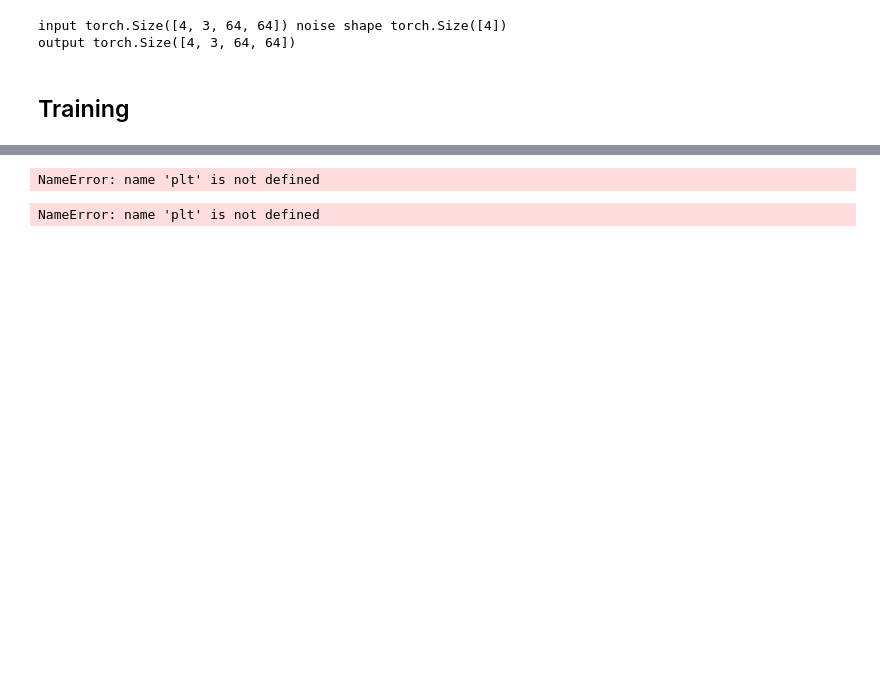
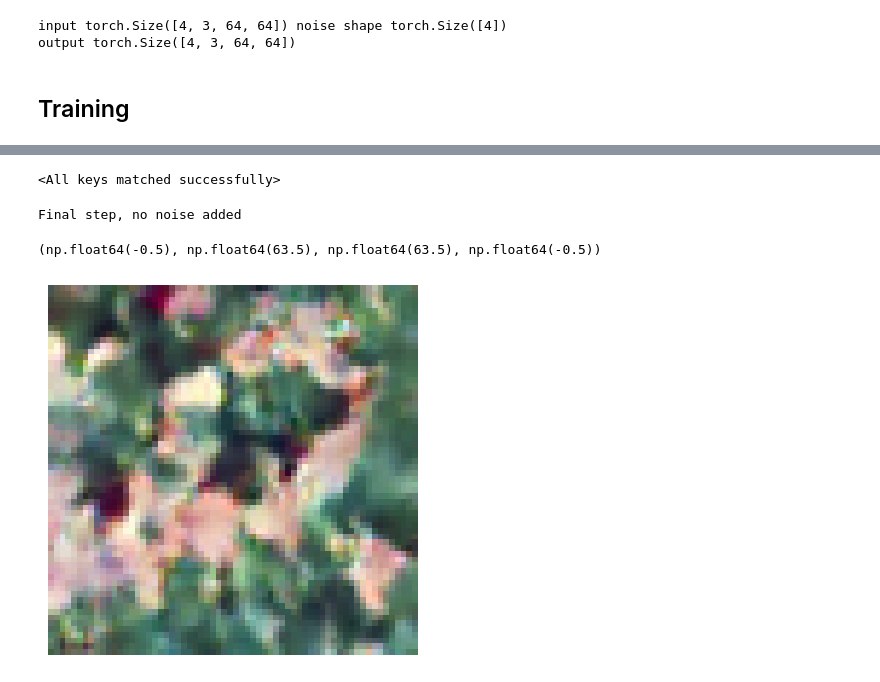
Before and after one commit to Johnxjp/diffusion, a Jupyter notebook: notebooks/flowers_diffusion.ipynb, the cells around one changed output, grey strips where cells are left out. Saved outputs shown, nothing was run; the diff lists cells and outputs as text; code cells hidden in the pictures; blank space fills up the shorter version.

```diff
--- a/notebooks/flowers_diffusion.ipynb
+++ b/notebooks/flowers_diffusion.ipynb
@@ -421,9 +171,9 @@ output torch.Size([4, 3, 64, 64])
 # %% [markdown]
 ## Training
 # %%
-epochs = 10
+epochs = 5
 batch_size = 4
-diffusion_model = model = DiffusionUNet(
+model = DiffusionUNet(
     in_channels=3,
     out_channels=3,
     base_channels=32,
@@ -435,10 +185,11 @@ diffusion_model = model = DiffusionUNet(
     resample_with_conv=True,
     time_emb_dim=128,
 )
-optimizer = torch.optim.AdamW(diffusion_model.parameters(), lr=0.001, weight_decay=1e-4)
+optimizer = torch.optim.AdamW(model.parameters(), lr=0.0001, weight_decay=1e-4)
 min_rate = 0.02
 max_rate = 0.95
 timesteps = 1000
-alpha_bars = offset_cosine_diffusion_schedule(min_rate, max_rate, np.arange(timesteps))
+diffusion_times = np.linspace(0, 1, timesteps)
+alpha_bars = diffusion_schedulers.cosine(diffusion_times, offset=0.008)
 signal_rates = torch.tensor(np.sqrt(alpha_bars), dtype=torch.float)
 noise_rates = torch.tensor(np.sqrt(1 - alpha_bars), dtype=torch.float)
@@ -536,14 +234,35 @@ with torch.no_grad():
+# %%
+best_model = DiffusionUNet(
+    in_channels=3,
+    out_channels=3,
+    base_channels=32,
+    image_resolution=64,
+    num_res_blocks=2,
+    channel_multipliers=[1, 2, 4, 8],
+    attention_resolutions=[16],
+    dropout=0.1,
+    resample_with_conv=True,
+    time_emb_dim=128,
+)
+best_model.load_state_dict(torch.load("../data/checkpoint.pt"))
+# %% [output]
+<All keys matched successfully>
+# %%
+sampled_image = ddim_sampler(
+    best_model,
+    noise_rates,
+    signal_rates,
+    timesteps,
+    step_size=10,
+    batch_size=1
+)
+# %% [output]
+Final step, no noise added
 # %%
 plt.figure()
-img = x[0].permute(1, 2, 0).numpy()
+img = sampled_image[0].permute(1, 2, 0).numpy()
 plt.imshow(img)
 plt.axis('off')
 # %% [output]
-NameError: name 'plt' is not defined
+(np.float64(-0.5), np.float64(63.5), np.float64(63.5), np.float64(-0.5))
+[figure, added]
-# %%
-plt.figure()
-img = batch[3].permute(1, 2, 0).numpy()
-plt.imshow(img)
-plt.axis('off')
-# %% [output]
-NameError: name 'plt' is not defined
```
Also changed, not shown: parts of 27 cells of this notebook, 4 other files.
